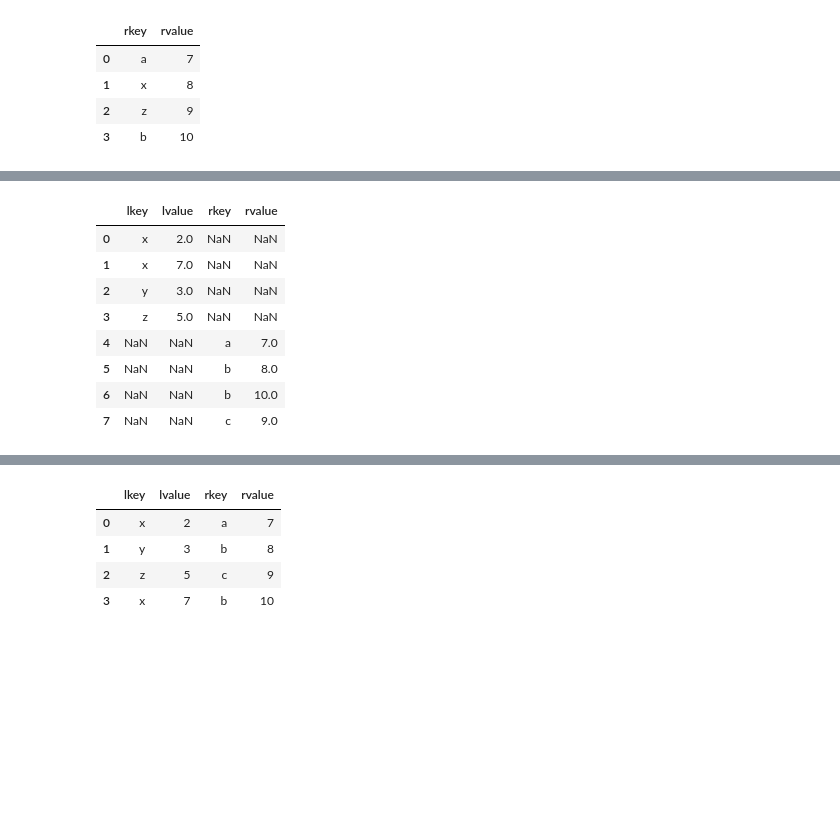
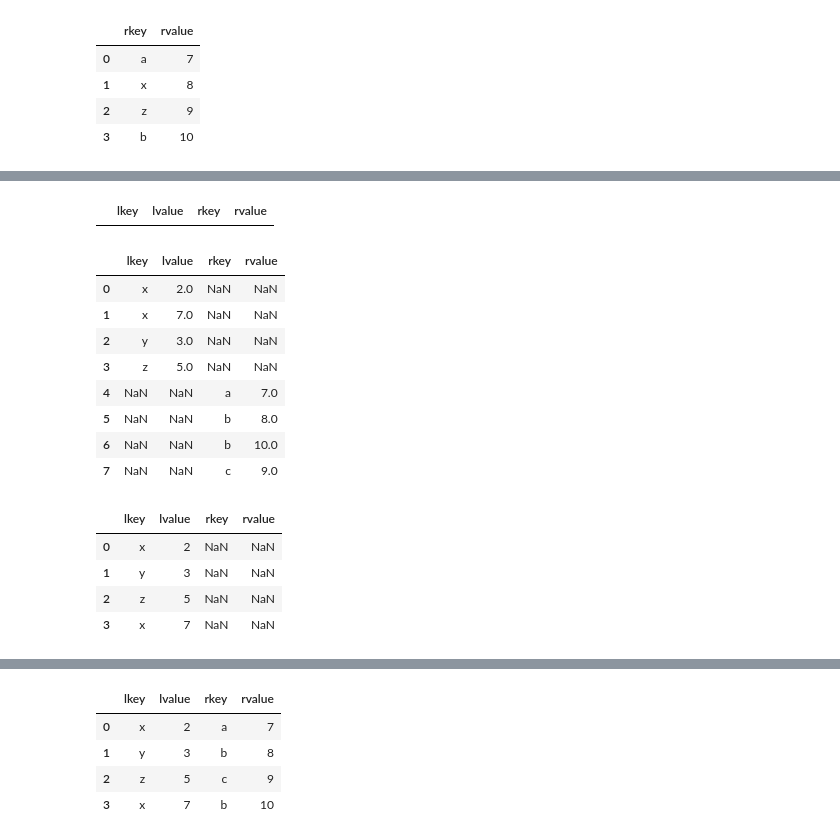
Before and after one commit to ustab/NOTES-FROM-LECTURERS, a Jupyter notebook: DAwPy_S9_(Combining_DataFrames)_student.ipynb, the cells around one changed output, grey strips where cells are left out. Saved outputs shown, nothing was run; the diff lists cells and outputs as text; code cells hidden in the pictures; blank space fills up the shorter version.

```diff
--- a/DAwPy_S9_(Combining_DataFrames)_student.ipynb
+++ b/DAwPy_S9_(Combining_DataFrames)_student.ipynb
@@ -588,12 +667,24 @@ display(left6, right6)
+# %%
+pd.merge(left6, right6, left_on="lkey", right_on="rkey", how="inner")  # how="inner" ilgili ortak index bulamadığı için boş geldi
+# %% [output]
+|  | lkey | lvalue | rkey | rvalue |
+# %%
+pd.merge(left6, right6, left_on="lkey", right_on="rkey", how="outer") # Tüm lkey ve rkey değerlerini aldı ama eşleşmeyen değerler boş geldi
+# %% [output]
+|  | lkey | lvalue | rkey | rvalue |
+| 0 | x | 2.0 | NaN | NaN |
+| 1 | x | 7.0 | NaN | NaN |
+| 2 | y | 3.0 | NaN | NaN |
+| 3 | z | 5.0 | NaN | NaN |
+| 4 | NaN | NaN | a | 7.0 |
+| 5 | NaN | NaN | b | 8.0 |
+| 6 | NaN | NaN | b | 10.0 |
+| 7 | NaN | NaN | c | 9.0 |
 # %%
-pd.merge(left6, right6, left_on="lkey", right_on="rkey", how="outer")
+pd.merge(left6, right6, left_on="lkey", right_on="rkey", how="left")
 # %% [output]
 |  | lkey | lvalue | rkey | rvalue |
-| 0 | x | 2.0 | NaN | NaN |
-| 1 | x | 7.0 | NaN | NaN |
-| 2 | y | 3.0 | NaN | NaN |
-| 3 | z | 5.0 | NaN | NaN |
-| 4 | NaN | NaN | a | 7.0 |
-| 5 | NaN | NaN | b | 8.0 |
-| 6 | NaN | NaN | b | 10.0 |
-| 7 | NaN | NaN | c | 9.0 |
+| 0 | x | 2 | NaN | NaN |
+| 1 | y | 3 | NaN | NaN |
+| 2 | z | 5 | NaN | NaN |
+| 3 | x | 7 | NaN | NaN |
```
Also changed, not shown: parts of 70 cells of this notebook.
